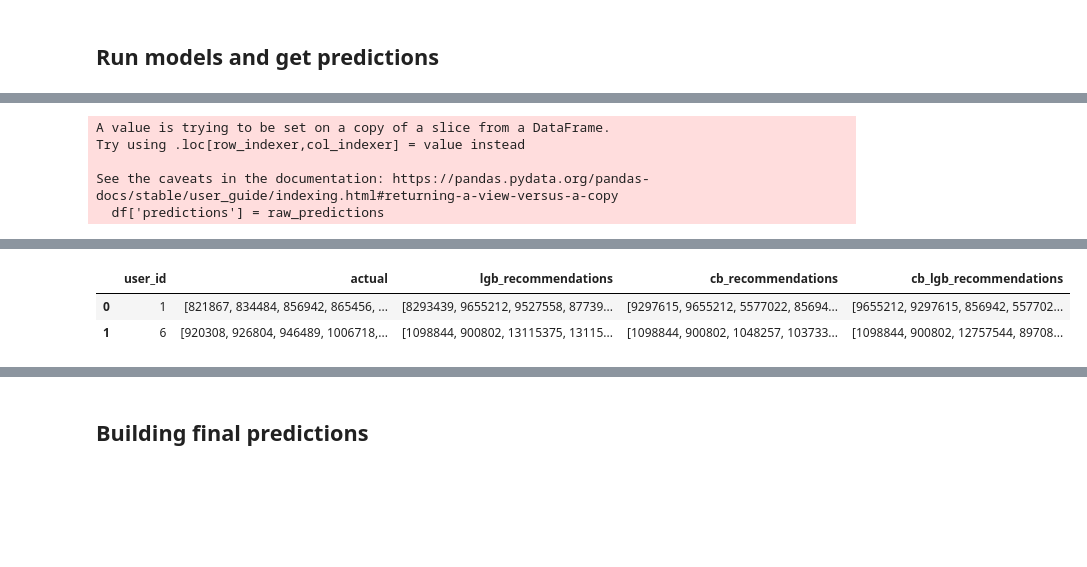
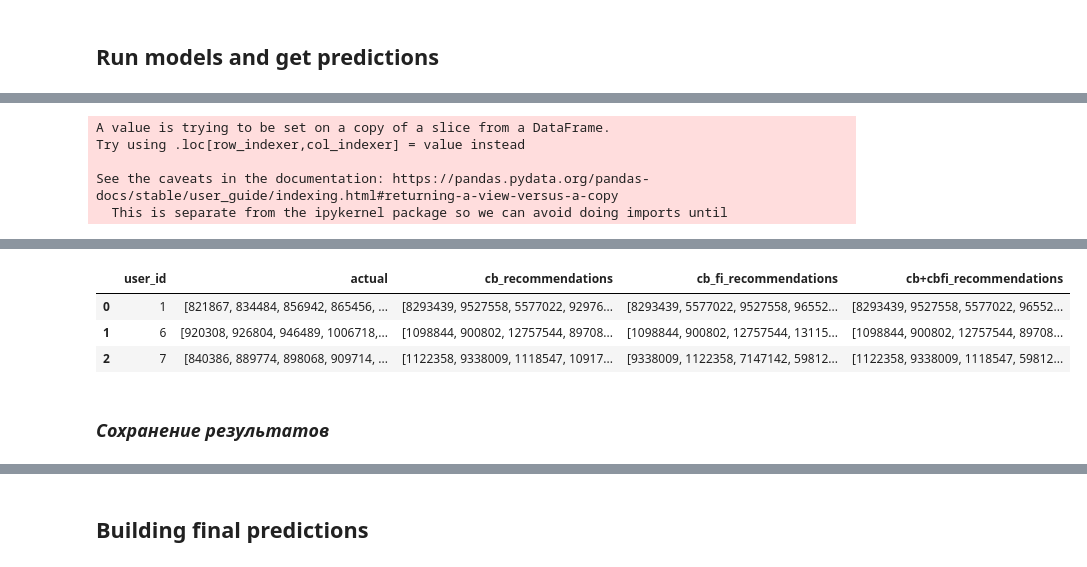
Before and after one commit to OlegRev/recommendation_systems, a Jupyter notebook: course_project.ipynb, the cells around one changed output, grey strips where cells are left out. Cells and saved outputs as stored; diff of their text form; code cells hidden in the pictures; blank space fills up the shorter version.

```diff
--- a/course_project.ipynb
+++ b/course_project.ipynb
@@ -790,7 +938,7 @@ Parser   : 114 ms
 # %%
 %%time
-preds_train = pd.DataFrame(zip(predictions_lgb_train,
+preds_train = pd.DataFrame(zip(predictions_cb_fi_train,
                                predictions_cb_train),
-                           columns=['lgb', 'cb']).mean(axis=1).values
+                           columns=['cb_fi', 'cb']).mean(axis=1).values
 roc_auc_score(targets_ranker['target'], preds_train)
 # %% [output]
@@ -802,24 +949,20 @@ Wall time: 11.3 s
 def get_predictions(targets_ranker, raw_predictions, prefix='lgb'):
     df = targets_ranker[['user_id', 'item_id']]
     df['predictions'] = raw_predictions
-
-    df = df.groupby(['user_id', 'item_id'])['predictions'].median().reset_index()
-    df = df.sort_values(['predictions'], ascending=False).groupby(['user_id']).head(5)
-
-    df = df.groupby('user_id')['item_id'].unique().reset_index()
-    df.columns = ['user_id', prefix + '_recommendations']
+    df = df.groupby(['user_id', 'item_id'])['predictions'].median().reset_index().sort_values(['predictions'], ascending=False).groupby(['user_id']).head(5)
+    df = df.groupby('user_id')['item_id'].unique().rename(f'{prefix}_recommendations').reset_index()
 
     return df
 
-def get_results(data_val_ranker, targets_ranker, preds_lgb, preds_cb, combined_preds):
-    result = data_val_ranker.groupby('user_id')['item_id'].unique().reset_index()
-    result.columns=['user_id', 'actual']
-
-    prefixes = ['lgb', 'cb', 'cb_lgb']
-    predictions = [preds_lgb, preds_cb, combined_preds]
-
-    for i, preds in enumerate(predictions):
-        df = get_predictions(targets_ranker, preds, prefixes[i])
-        result = result.merge(df, on='user_id', how='left')
-
+def get_results(data_val_ranker, targets_ranker, pred_models_dict:dict = {}):
+    """pred_models_dict = {'cb': prediction_model_cb}"""
+    result = data_val_ranker.groupby('user_id')['item_id'].unique().rename('actual').reset_index()
+    for name, predictions in pred_models_dict.items():
+        result=result.merge(get_predictions(targets_ranker,
+                                  predictions,
+                                  name),
+                  on='user_id', how='left')
     return result
+# %%
+%%time
+predictions_dict = {'cb': predictions_cb_train, 'cb_fi': predictions_cb_fi_train, 'cb+cbfi': preds_train}
@@ -826,13 +972,13 @@ def get_results(data_val_ranker, targets_ranker, preds_lgb, preds_cb, combined_p
 # %%
 %%time
-result_ranker = get_results(data_val_ranker, targets_ranker,
-                           predictions_lgb_train,
-                           predictions_cb_train,
-                           preds_train)
-result_ranker.head(2)
+result_ranker = get_results(data_val_ranker,
+                            targets_ranker,
+                            predictions_dict
+                           )
+result_ranker.head(3)
 # %% [output]
 A value is trying to be set on a copy of a slice from a DataFrame.
 Try using .loc[row_indexer,col_indexer] = value instead
 
 See the caveats in the documentation: https://pandas.pydata.org/pandas-docs/stable/user_guide/indexing.html#returning-a-view-versus-a-copy
-  df['predictions'] = raw_predictions
+  This is separate from the ipykernel package so we can avoid doing imports until
@@ -840,3 +987,6 @@ Wall time: 6.42 s
-|  | user_id | actual | lgb_recommendations | cb_recommendations | cb_lgb_recommendations |
-| 0 | 1 | [821867, 834484, 856942, 865456, ... | [8293439, 9655212, 9527558, 87739... | [9297615, 9655212, 5577022, 85694... | [9655212, 9297615, 856942, 557702... |
-| 1 | 6 | [920308, 926804, 946489, 1006718,... | [1098844, 900802, 13115375, 13115... | [1098844, 900802, 1048257, 103733... | [1098844, 900802, 12757544, 89708... |
+|  | user_id | actual | cb_recommendations | cb_fi_recommendations | cb+cbfi_recommendations |
+| 0 | 1 | [821867, 834484, 856942, 865456, ... | [8293439, 9527558, 5577022, 92976... | [8293439, 5577022, 9527558, 96552... | [8293439, 9527558, 5577022, 96552... |
+| 1 | 6 | [920308, 926804, 946489, 1006718,... | [1098844, 900802, 12757544, 89708... | [1098844, 900802, 12757544, 13115... | [1098844, 900802, 12757544, 89708... |
+| 2 | 7 | [840386, 889774, 898068, 909714, ... | [1122358, 9338009, 1118547, 10917... | [9338009, 1122358, 7147142, 59812... | [1122358, 9338009, 1118547, 59812... |
+# %% [markdown]
+### *Сохранение результатов*
```
Also changed, not shown: parts of 112 cells of this notebook.
